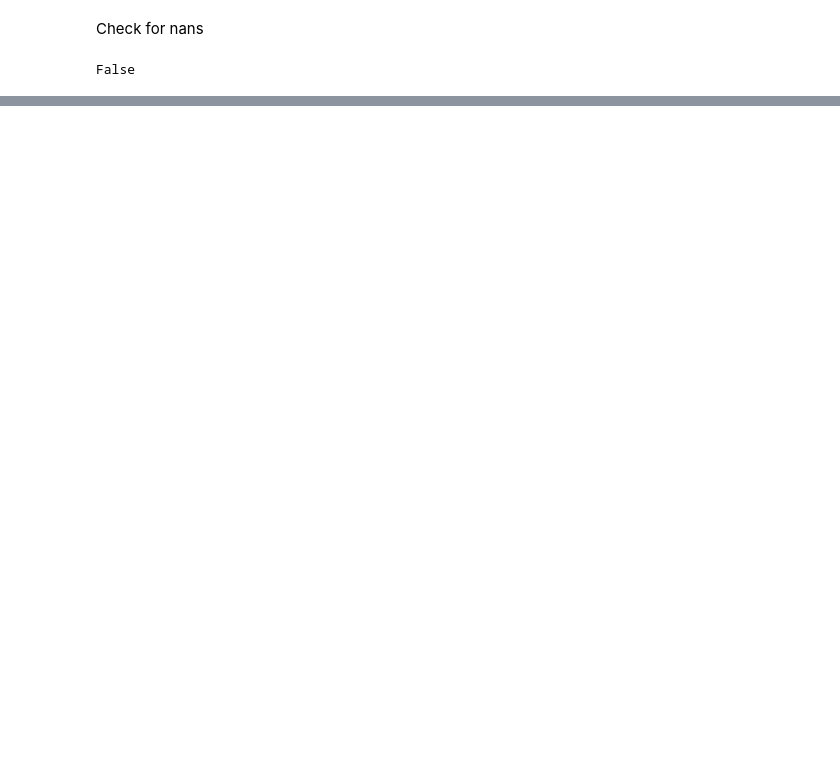
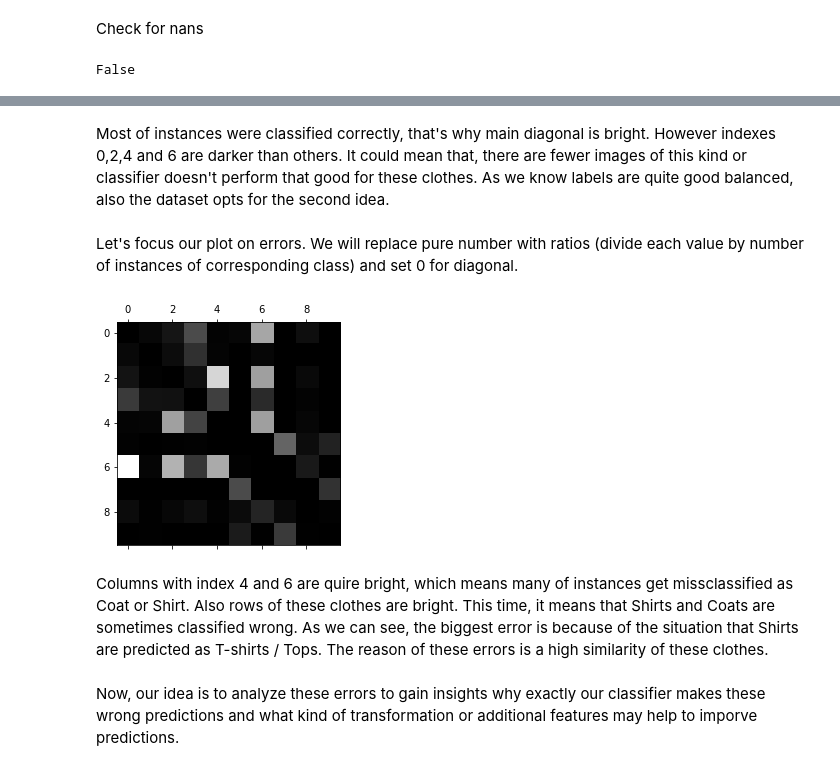
Before and after one commit to ArkadiuszSlowik/fashion-classification, a Jupyter notebook: fashion_classification.ipynb, the cells around one changed output, grey strips where cells are left out. Drawn from its saved outputs; the diff is of its cells as text; code cells hidden in the pictures; blank space fills up the shorter version.

```diff
--- a/fashion_classification.ipynb
+++ b/fashion_classification.ipynb
@@ -104,0 +372,19 @@ for col in df_train:
+# %% [markdown]
+Most of instances were classified correctly, that's why main diagonal is bright. However indexes 0,2,4 and 6 are darker than others. It could mean that, there are fewer images of this kind or classifier doesn't perform that good for these clothes. As we know labels are quite good balanced, also the dataset opts for the second idea.
+# %% [markdown]
+Let's focus our plot on errors. We will replace pure number with ratios (divide each value by number of instances of corresponding class) and set 0 for diagonal.
+# %%
+row_sums = con.sum(axis=1, keepdims=True)
+normalized_con = con / row_sums
+
+np.fill_diagonal(normalized_con, 0)
+plt.matshow(normalized_con, cmap=plt.cm.gray)
+plt.show()
+# %% [output]
+[figure, added]
+# %% [markdown]
+Columns with index 4 and 6 are quire bright, which means many of instances get missclassified as Coat or Shirt. Also rows of these clothes are bright. This time, it means that Shirts and Coats are sometimes classified wrong.
+As we can see, the biggest error is because of the situation that Shirts are predicted as T-shirts / Tops.
+The reason of these errors is a high similarity of these clothes.
+# %% [markdown]
+Now, our idea is to analyze these errors to gain insights why exactly our classifier makes these wrong predictions and what kind of transformation or additional features may help to imporve predictions.
```
Also changed, not shown: parts of 52 cells of this notebook, 1 other file.
